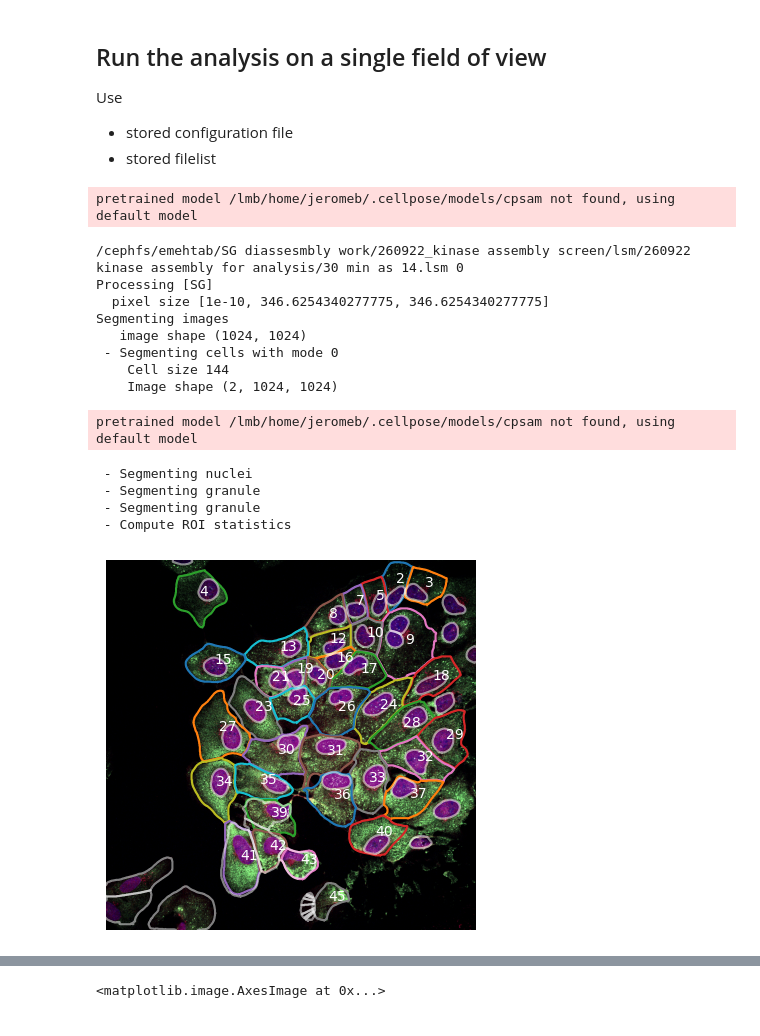
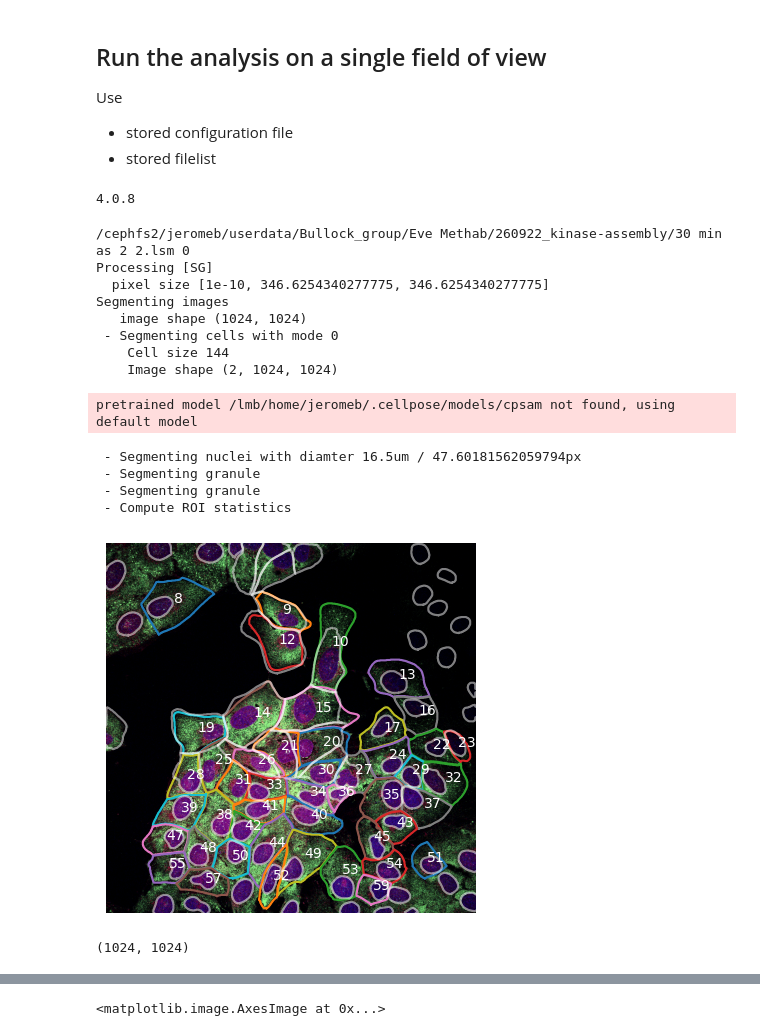
Before and after one commit to jboulanger/sganalysis, a Jupyter notebook: Run.ipynb, the cells around one changed output, grey strips where cells are left out. Saved outputs shown, nothing was run; the diff lists cells and outputs as text; code cells hidden in the pictures.

```diff
--- a/Run.ipynb
+++ b/Run.ipynb
@@ -6,51 +6,58 @@ Use
 # %%
 %load_ext autoreload
 %autoreload 2
+# %%
+import cellpose
+print(cellpose.version)
+# %% [output]
+4.0.8
 # %%
 import sganalysiswf as sga
 from pathlib import Path
 import pandas as pd
 
-
-
 data_path = Path("/cephfs/emehtab/SG diassesmbly work/260922_kinase assembly screen/lsm/260922 kinase assembly for analysis")
+data_path = Path("/cephfs2/jeromeb/userdata/Bullock_group/Eve Methab/260922_kinase-assembly")
 filelist = pd.read_csv(data_path / "filelist.csv")
 configfile = data_path / "config.json"
 
 config = sga.load_config(configfile)
 # # config = {'Analysis': 'SG', 'channels': [{'index': 2, 'name': 'nuclei'}, {'index': 0, 'name': 'membrane'}, {'index': 0, 'name': 'granule'}, {'index': 1, 'name': 'other'}], 'NA': 0.95, 'medium_refractive_index': 1.4, 'scale_um': 50, 'mode': 0}
 # config = {
 #     "Analysis": "SG",
 #     "channels": [
 #         {"index": 2, "name": "nuclei"},
 #         {"index": 3, "name": "membrane"},
 #         {"index": 0, "name": "granule"},
 #         {"index": 1, "name": "other"},
 #     ],
 #     "NA": 0.95,
 #     "medium_refractive_index": 1.4,
 #     "scale_um": 35,
 #     "mode": 0,
 # }
-idx = 6
+idx = 0
 filename = data_path / filelist["filename"][idx]
 fov = filelist["fov"][idx]
 print(filename, fov)
 stats, mip, labels, rois = sga.process_fov(filename, fov, config)
 sga.show_image(mip, labels, rois, stats)
 # %% [output]
-pretrained model /lmb/home/jeromeb/.cellpose/models/cpsam not found, using default model
+/cephfs2/jeromeb/userdata/Bullock_group/Eve Methab/260922_kinase-assembly/30 min as 2 2.lsm 0
+Processing [SG]
+  pixel size [1e-10, 346.6254340277775, 346.6254340277775]
+Segmenting images
+   image shape (1024, 1024)
+ - Segmenting cells with mode 0
+    Cell size 144
+    Image shape (2, 1024, 1024)
-/cephfs/emehtab/SG diassesmbly work/260922_kinase assembly screen/lsm/260922 kinase assembly for analysis/30 min as 14.lsm 0
-Processing [SG]
-  pixel size [1e-10, 346.6254340277775, 346.6254340277775]
-Segmenting images
-   image shape (1024, 1024)
- - Segmenting cells with mode 0
-    Cell size 144
-    Image shape (2, 1024, 1024)
+pretrained model /lmb/home/jeromeb/.cellpose/models/cpsam not found, using default model
-pretrained model /lmb/home/jeromeb/.cellpose/models/cpsam not found, using default model
+ - Segmenting nuclei with diamter 16.5um / 47.60181562059794px
+ - Segmenting granule
+ - Segmenting granule
+ - Compute ROI statistics
- - Segmenting nuclei
- - Segmenting granule
- - Segmenting granule
- - Compute ROI statistics
-[figure, old version]
+[figure, new version]
+# %%
+mip["nuclei"].shape
+# %% [output]
+(1024, 1024)
```
Also changed, not shown: parts of 2 cells of this notebook, 1 other file.
